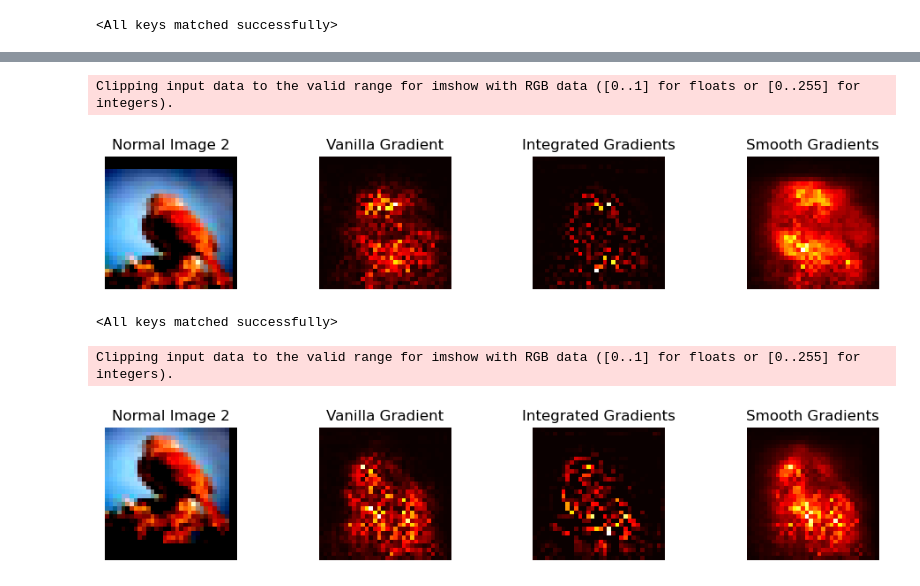
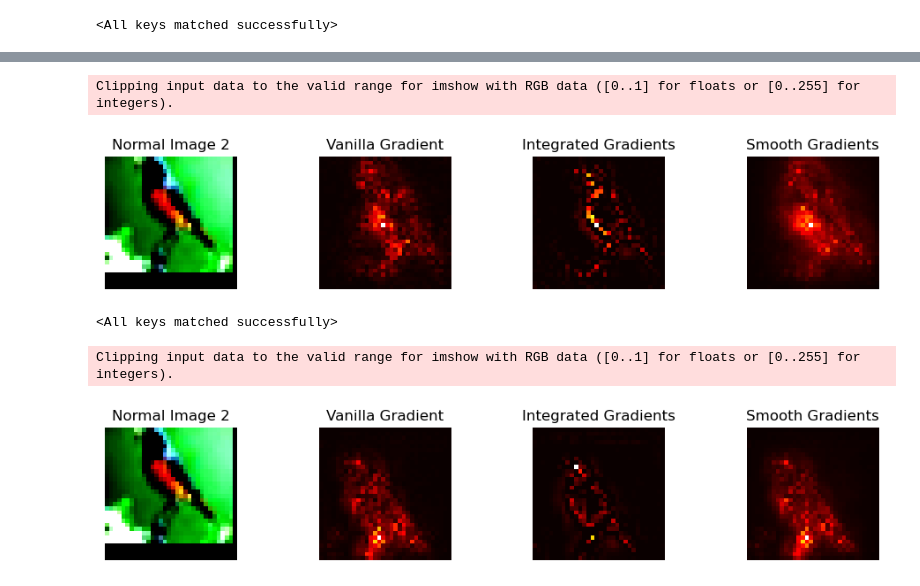
Before and after one commit to sanishsuwal7/ExplainableAI, a Jupyter notebook: vgg_saliency.ipynb, the cells around one changed output, grey strips where cells are left out. Drawn from its saved outputs; the diff is of its cells as text; code cells hidden in the pictures.

```diff
--- a/vgg_saliency.ipynb
+++ b/vgg_saliency.ipynb
@@ -158,36 +158,34 @@ a_batch_integrad[a_batch_integrad<0] = 0
 a_batch_saliency = quantus.normalise_func.normalise_by_negative(Saliency(model).attribute(inputs=x_batch, target=y_batch, abs=True).sum(axis=1).cpu().numpy())
 saliency = Saliency(model)
 a_batch_smoothgrad = quantus.normalise_func.normalise_by_negative(NoiseTunnel(saliency).attribute(inputs = x_batch, target = y_batch, nt_type ='smoothgrad', nt_samples = 50, stdevs=0.15).sum(axis=1).cpu().numpy())
-# %%
-x_batch, y_batch = x_batch.cpu().numpy(), y_batch.cpu().numpy()
 # %%
-index = indexes[6]
+index = indexes[3]
 nr_images = 2
 fig, axes = plt.subplots(nrows=1, ncols=4, figsize=(nr_images*5., int(nr_images)))
 
 #plot normal
-axes[0].imshow(np.moveaxis(x_batch[index], 0, -1), vmin=0.0, vmax=1.0)
+axes[0].imshow(np.moveaxis(x_batch[index].cpu().numpy(), 0, -1), vmin=0.0, vmax=1.0)
 axes[0].title.set_text(f"Normal Image {y_batch[index].item()}")
 axes[0].axis("off")
 axes[1].imshow(a_batch_saliency[index], cmap="hot")
 axes[1].title.set_text(f"Vanilla Gradient")
 axes[1].axis("off")
 axes[2].imshow(a_batch_integrad[index], cmap="hot")
 axes[2].title.set_text(f"Integrated Gradients")
 axes[2].axis("off")
 axes[3].imshow(a_batch_smoothgrad[index], cmap="hot")
 axes[3].title.set_text(f"Smooth Gradients")
 axes[3].axis("off")
 # axes[4].imshow(a_batch_noisegrad[index], cmap="seismic")
 # axes[4].title.set_text(f"Noise Gradients")
 # axes[4].axis("off")
 plt.tight_layout()
 
 
 plt.show()
 # %% [output]
 Clipping input data to the valid range for imshow with RGB data ([0..1] for floats or [0..255] for integers).
-[figure, old version]
+[figure, new version]
 # %%
 from pathlib import Path
 
@@ -210,7 +208,7 @@ a_batch_saliency_adv = quantus.normalise_func.normalise_by_negative(Saliency(mod
 saliency = Saliency(model_adv)
 a_batch_smoothgrad_adv = quantus.normalise_func.normalise_by_negative(NoiseTunnel(saliency).attribute(inputs = x_batch, target = y_batch, nt_type ='smoothgrad', nt_samples = 50, stdevs=0.15).sum(axis=1).cpu().numpy())
 # %%
-index = indexes[6]
+index = indexes[3]
 nr_images = 2
 fig, axes = plt.subplots(nrows=1, ncols=4, figsize=(nr_images*5., int(nr_images)))
 
@@ -236,7 +234,7 @@ plt.tight_layout()
 plt.show()
 # %% [output]
 Clipping input data to the valid range for imshow with RGB data ([0..1] for floats or [0..255] for integers).
-[figure, old version]
+[figure, new version]
 # %%
 def filter_and_compute_road(model, test_loader, device):
 
```
Also changed, not shown: parts of 1 cell of this notebook.
